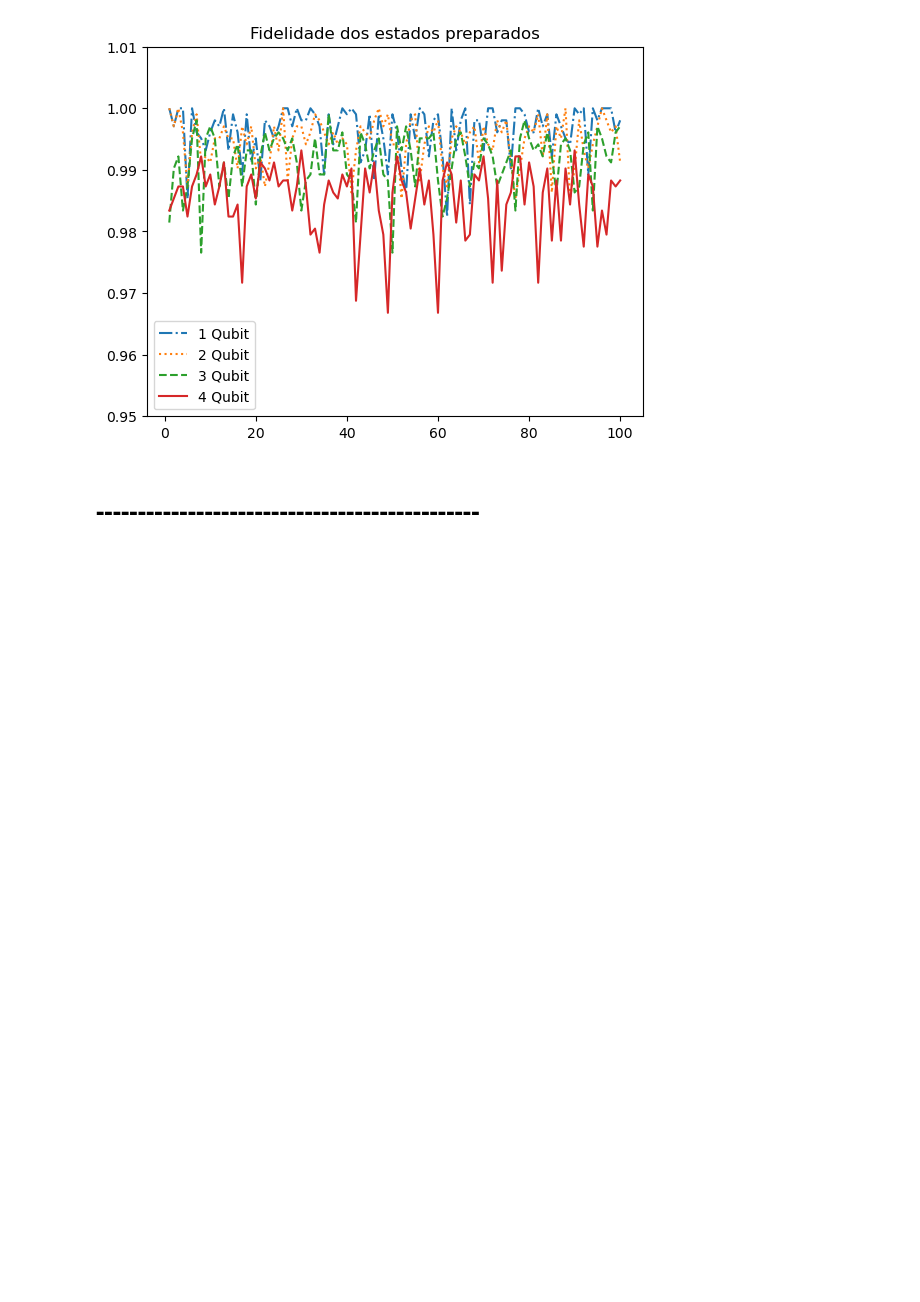
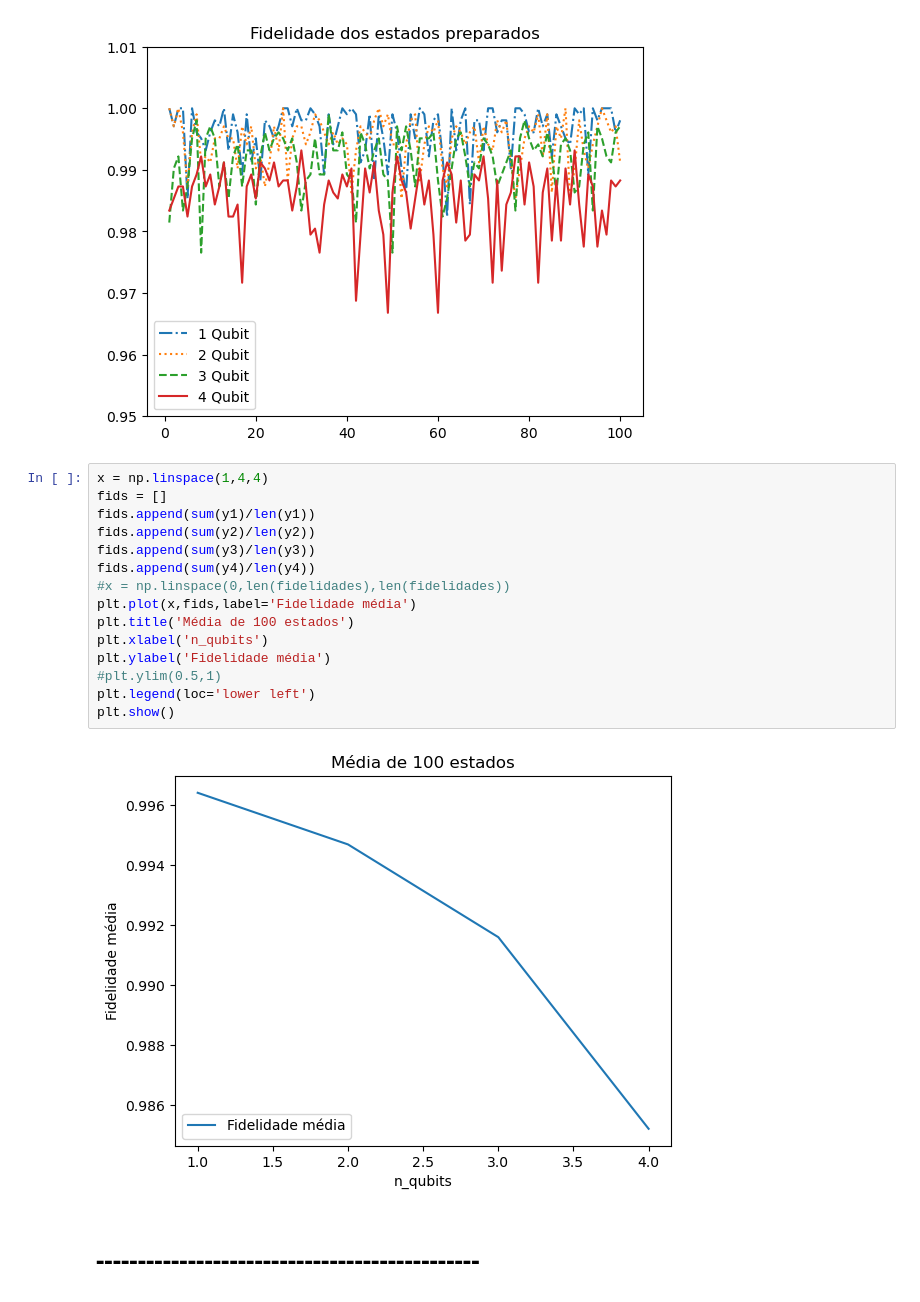
Before and after one commit to SchultzVV/Qiskit, a Jupyter notebook: Run.ipynb, the cells around one changed output. Cells and saved outputs as stored; diff of their text form; blank space fills up the shorter version.

```diff
--- a/Run.ipynb
+++ b/Run.ipynb
@@ -163,6 +161,23 @@ plt.legend()
 plt.show()
 # %% [output]
 [figure]
+# %%
+x = np.linspace(1,4,4)
+fids = []
+fids.append(sum(y1)/len(y1))
+fids.append(sum(y2)/len(y2))
+fids.append(sum(y3)/len(y3))
+fids.append(sum(y4)/len(y4))
+#x = np.linspace(0,len(fidelidades),len(fidelidades))
+plt.plot(x,fids,label='Fidelidade média')
+plt.title('Média de 100 estados')
+plt.xlabel('n_qubits')
+plt.ylabel('Fidelidade média')
+#plt.ylim(0.5,1)
+plt.legend(loc='lower left')
+plt.show()
+# %% [output]
+[figure, added]
 # %% [markdown]
 # ----------------------------------------------
 # %% [markdown]
```
Also changed, not shown: parts of 6 cells of this notebook, 7 other files.
